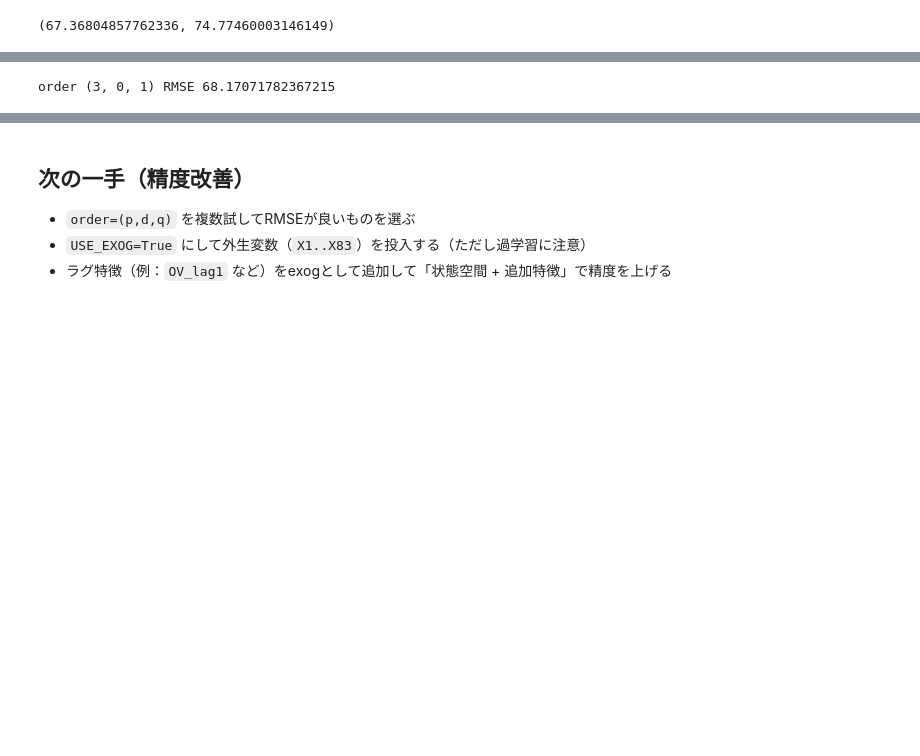
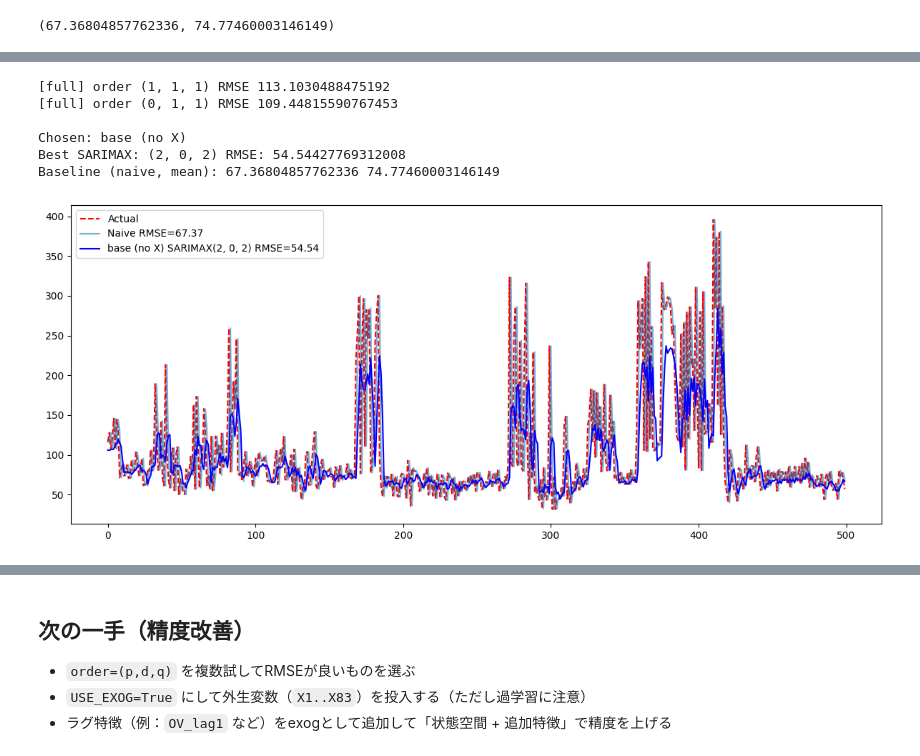
Before and after one commit to yut0takagi/ass-production-management2, a Jupyter notebook: notebook/状態空間モデル.ipynb, the cells around one changed output, grey strips where cells are left out. Saved outputs shown, nothing was run; the diff lists cells and outputs as text; code cells hidden in the pictures; blank space fills up the shorter version.

```diff
--- a/notebook/状態空間モデル.ipynb
+++ b/notebook/状態空間モデル.ipynb
@@ -57,8 +57,10 @@ Name: OV, dtype: float64
 
 USE_LOG_Y = False            # OVのスパイクが強いなら True（学習はlog1p、評価は元スケール）
 USE_OV_LAGS_AS_EXOG = True   # ← まずは True 推奨
-USE_X_AS_EXOG = False        # Xも入れるなら True（重いのでまずはFalse推奨）
-TOPK_X = 15                  # Xを使う場合、相関上位K本だけ使う
+USE_X_AS_EXOG = True         # Xも入れる（相関TOPK選択は学習データだけで = リーク防止）
+TOPK_X = 10                  # Xは少なめの方が安定しやすい（まずは10推奨）
+STANDARDIZE_EXOG = True      # exogを標準化して最適化を安定させる
+AUTO_DISABLE_X_IF_WORSE = True  # Xを入れてRMSEが悪化するなら自動でXなしに戻す
 
 m = df.copy()
 
@@ -160,32 +196,13 @@ from statsmodels.tools.sm_exceptions import ValueWarning
 def inv_y(x):
     return np.expm1(x) if USE_LOG_Y else x
 
+# まずは良さそうな候補を少なめに（計算が重いときはここを削る）
 orders = [
-    (1, 0, 0),
+    (2, 0, 2),  # ← いま良さそうなら最優先
     (1, 0, 1),
-    (1, 1, 0),
+    (2, 0, 0),
     (1, 1, 1),
-    (2, 0, 0),
-    (2, 0, 1),
-    (2, 0, 2),
-    (2, 1, 0),
-    (2, 1, 1),
-    (2, 1, 2),
-    (0, 1, 0),
     (0, 1, 1),
-    (0, 1, 2),
-    (0, 0, 1),
-    (0, 0, 2),
-    (1, 0, 2),
-    (1, 1, 2),
-    (2, 0, 2),
-    (2, 1, 2),
-    (3, 0, 0),
-    (3, 0, 1),
-    (3, 0, 2),
-    (3, 1, 0),
-    (3, 1, 1),
-    (3, 1, 2),
 ]
 
 best_order = None
@@ -197,20 +214,26 @@ with warnings.catch_warnings():
     warnings.filterwarnings("ignore", category=ValueWarning)
     warnings.filterwarnings("ignore", category=FutureWarning)
 
+def fit_best(exog_tr, exog_te, label: str):
+    best_order = None
+    best_rmse = float("inf")
+    best_res = None
+    best_pred_orig = None
+
     for order in orders:
         try:
             model = sm.tsa.SARIMAX(
                 y_train,
-                exog=exog_train,
+                exog=exog_tr,
                 order=order,
                 enforce_stationarity=False,
                 enforce_invertibility=False,
             )
             res = model.fit(disp=False)
-            pred_model = res.get_forecast(steps=len(y_test), exog=exog_test).predicted_mean
+            pred_model = res.get_forecast(steps=len(y_test), exog=exog_te).predicted_mean
             pred_orig = inv_y(pred_model)
             rmse = float(np.sqrt(mean_squared_error(y_test_orig, pred_orig)))
-            print("order", order, "RMSE", rmse)
+            print(label, "order", order, "RMSE", rmse)
 
             if rmse < best_rmse:
                 best_rmse = rmse
@@ -218,9 +241,32 @@ with warnings.catch_warnings():
                 best_res = res
                 best_pred_orig = pred_orig
         except Exception as e:
-            print("order", order, "failed:", type(e).__name__, str(e)[:120])
+            print(label, "order", order, "failed:", type(e).__name__, str(e)[:120])
 
-print("\nBest SARIMAX:", best_order, "RMSE:", best_rmse)
+    return best_order, best_rmse, best_res, best_pred_orig
+
+# Xなし（OV由来のみ）
+base = fit_best(exog_train_base, exog_test_base, label="[base]")
+
+# Xあり（OV由来 + X TOPK）
+full = fit_best(exog_train_full, exog_test_full, label="[full]")
+
+(best_order_base, rmse_base, res_base, pred_base) = base
+(best_order_full, rmse_full, res_full, pred_full) = full
+
+use_full = USE_X_AS_EXOG
+if AUTO_DISABLE_X_IF_WORSE and USE_X_AS_EXOG:
+    use_full = rmse_full < rmse_base
+
+if use_full:
+    best_order, best_rmse, best_res, best_pred_orig = best_order_full, rmse_full, res_full, pred_full
+    used = "full (with X TOPK)"
+else:
+    best_order, best_rmse, best_res, best_pred_orig = best_order_base, rmse_base, res_base, pred_base
+    used = "base (no X)"
+
+print("\nChosen:", used)
+print("Best SARIMAX:", best_order, "RMSE:", best_rmse)
 print("Baseline (naive, mean):", rmse_naive, rmse_mean)
 
 # --- 可視化 ---
@@ -228,7 +274,7 @@ plt.figure(figsize=(12, 5))
 plt.plot(y_test_orig.reset_index(drop=True), label="Actual", color="red", linestyle="--")
 plt.plot(y_test_orig.shift(1).bfill().reset_index(drop=True), label=f"Naive RMSE={rmse_naive:.2f}", alpha=0.6)
 if best_pred_orig is not None:
-    plt.plot(pd.Series(best_pred_orig).reset_index(drop=True), label=f"SARIMAX{best_order} RMSE={best_rmse:.2f}", color="blue")
+    plt.plot(pd.Series(best_pred_orig).reset_index(drop=True), label=f"{used} SARIMAX{best_order} RMSE={best_rmse:.2f}", color="blue")
 plt.legend()
 plt.tight_layout()
 plt.show()
@@ -260 +294,7 @@ order (3, 0, 0) RMSE 57.19886750539775
-order (3, 0, 1) RMSE 68.17071782367215
+[full] order (1, 1, 1) RMSE 113.1030488475192
+[full] order (0, 1, 1) RMSE 109.44815590767453
+
+Chosen: base (no X)
+Best SARIMAX: (2, 0, 2) RMSE: 54.54427769312008
+Baseline (naive, mean): 67.36804857762336 74.77460003146149
+[figure, new version]
```
Also changed, not shown: parts of 3 cells of this notebook.
